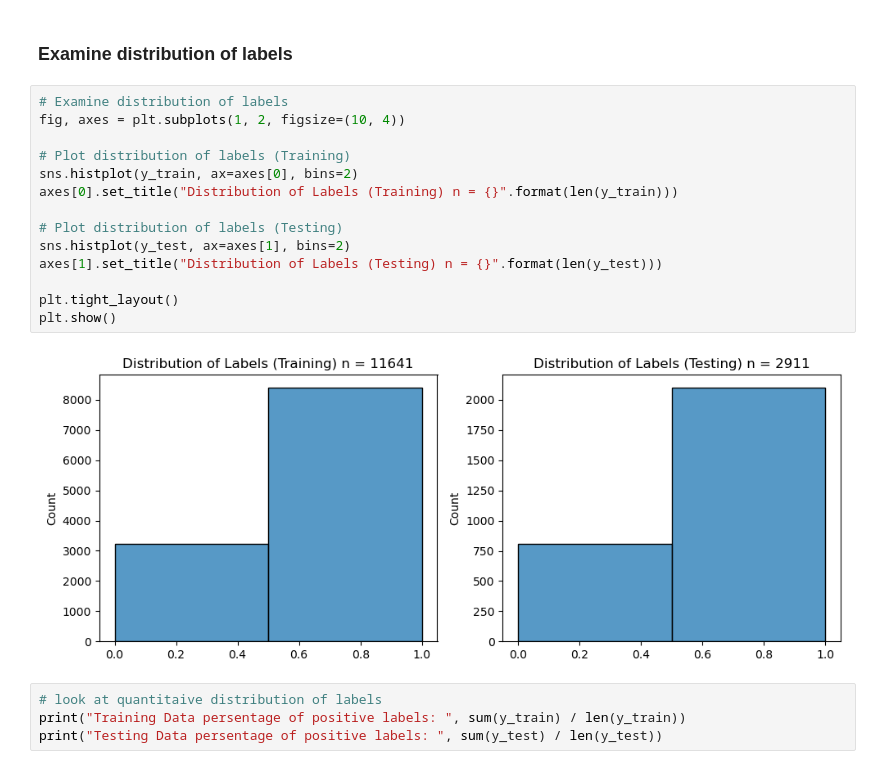
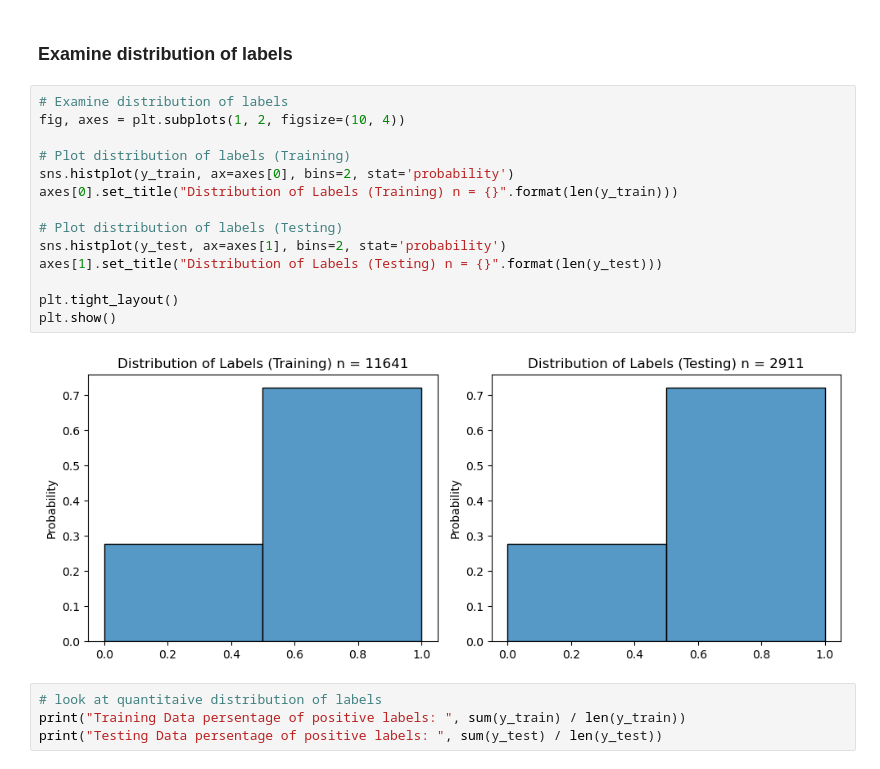
Before and after one commit to jak-ket/ml-for-healthcare, a Jupyter notebook: time_series/eda1.ipynb, the cells around one changed output. Cells and saved outputs as stored; diff of their text form.

```diff
--- a/time_series/eda1.ipynb
+++ b/time_series/eda1.ipynb
@@ -52,19 +51,19 @@ Infinite values in testing data:  0
 # %%
 # Examine distribution of labels
 fig, axes = plt.subplots(1, 2, figsize=(10, 4))
 
 # Plot distribution of labels (Training)
-sns.histplot(y_train, ax=axes[0], bins=2)
+sns.histplot(y_train, ax=axes[0], bins=2, stat='probability')
 axes[0].set_title("Distribution of Labels (Training) n = {}".format(len(y_train)))
 
 # Plot distribution of labels (Testing)
-sns.histplot(y_test, ax=axes[1], bins=2)
+sns.histplot(y_test, ax=axes[1], bins=2, stat='probability')
 axes[1].set_title("Distribution of Labels (Testing) n = {}".format(len(y_test)))
 
 plt.tight_layout()
 plt.show()
 # %% [output]
-[figure, old version]
+[figure, new version]
 # %%
 # look at quantitaive distribution of labels
 print("Training Data persentage of positive labels: ", sum(y_train) / len(y_train))
```
Also changed, not shown: parts of 2 cells of this notebook.
